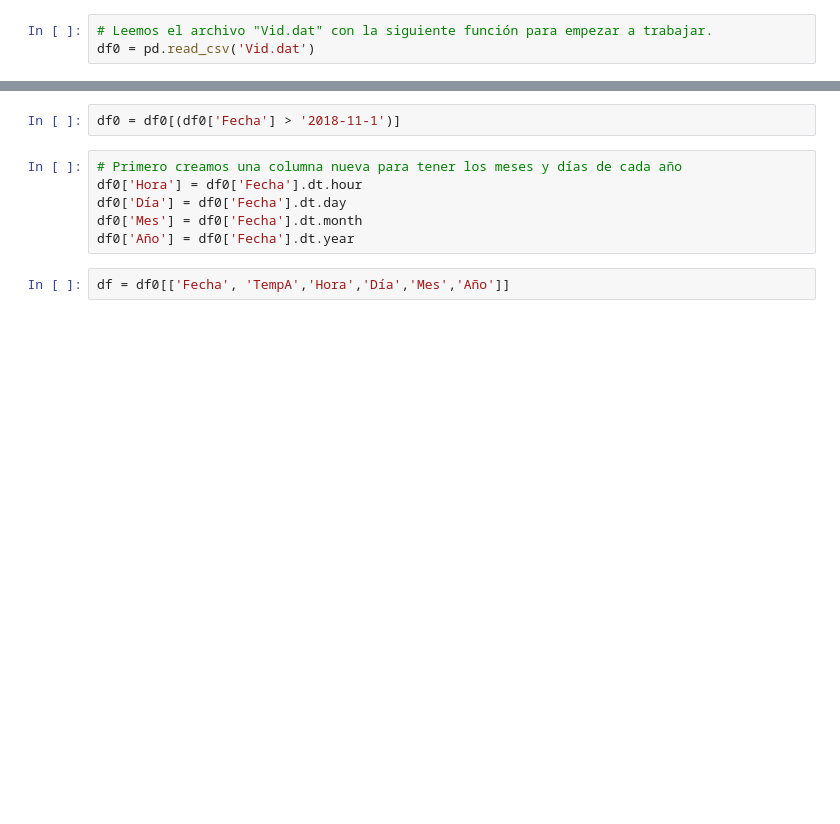
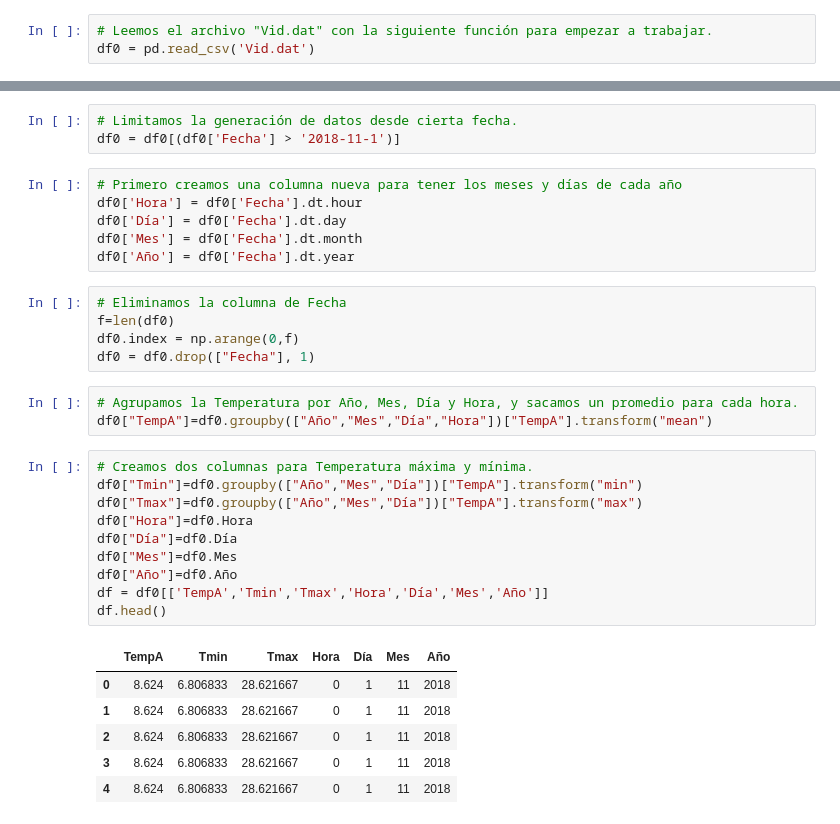
Before and after one commit to LuisGonzali/Fisica-Computacional, a Jupyter notebook: Evaluacion1/Evaluacion1.ipynb, the cells around one changed output, grey strips where cells are left out. Drawn from its saved outputs; the diff is of its cells as text; blank space fills up the shorter version.

```diff
--- a/Evaluacion1/Evaluacion1.ipynb
+++ b/Evaluacion1/Evaluacion1.ipynb
@@ -14,5 +16,6 @@ df0['TIMESTAMP'] = pd.to_datetime(df0.apply(lambda x: x['TIMESTAMP'], 1), dayfir
 df0 = df0.rename(columns={'TIMESTAMP': 'Fecha', 'AirTC_Avg': 'TempA'})
 # %%
+# Limitamos la generación de datos desde cierta fecha.
 df0 = df0[(df0['Fecha'] > '2018-11-1')]
 # %%
 # Primero creamos una columna nueva para tener los meses y días de cada año
@@ -20,5 +23,28 @@ df0['Hora'] = df0['Fecha'].dt.hour
 df0['Día'] = df0['Fecha'].dt.day
 df0['Mes'] = df0['Fecha'].dt.month
 df0['Año'] = df0['Fecha'].dt.year
-# %%
-df = df0[['Fecha', 'TempA','Hora','Día','Mes','Año']]
+# %%
+# Eliminamos la columna de Fecha
+f=len(df0)
+df0.index = np.arange(0,f)
+df0 = df0.drop(["Fecha"], 1)
+# %%
+# Agrupamos la Temperatura por Año, Mes, Día y Hora, y sacamos un promedio para cada hora.
+df0["TempA"]=df0.groupby(["Año","Mes","Día","Hora"])["TempA"].transform("mean")
+# %%
+# Creamos dos columnas para Temperatura máxima y mínima.
+df0["Tmin"]=df0.groupby(["Año","Mes","Día"])["TempA"].transform("min")
+df0["Tmax"]=df0.groupby(["Año","Mes","Día"])["TempA"].transform("max")
+df0["Hora"]=df0.Hora
+df0["Día"]=df0.Día
+df0["Mes"]=df0.Mes
+df0["Año"]=df0.Año
+df = df0[['TempA','Tmin','Tmax','Hora','Día','Mes','Año']]
+df.head()
+# %% [output]
+|  | TempA | Tmin | Tmax | Hora | Día | Mes | Año |
+| 0 | 8.624 | 6.806833 | 28.621667 | 0 | 1 | 11 | 2018 |
+| 1 | 8.624 | 6.806833 | 28.621667 | 0 | 1 | 11 | 2018 |
+| 2 | 8.624 | 6.806833 | 28.621667 | 0 | 1 | 11 | 2018 |
+| 3 | 8.624 | 6.806833 | 28.621667 | 0 | 1 | 11 | 2018 |
+| 4 | 8.624 | 6.806833 | 28.621667 | 0 | 1 | 11 | 2018 |
```
Also changed, not shown: parts of 18 cells of this notebook.
